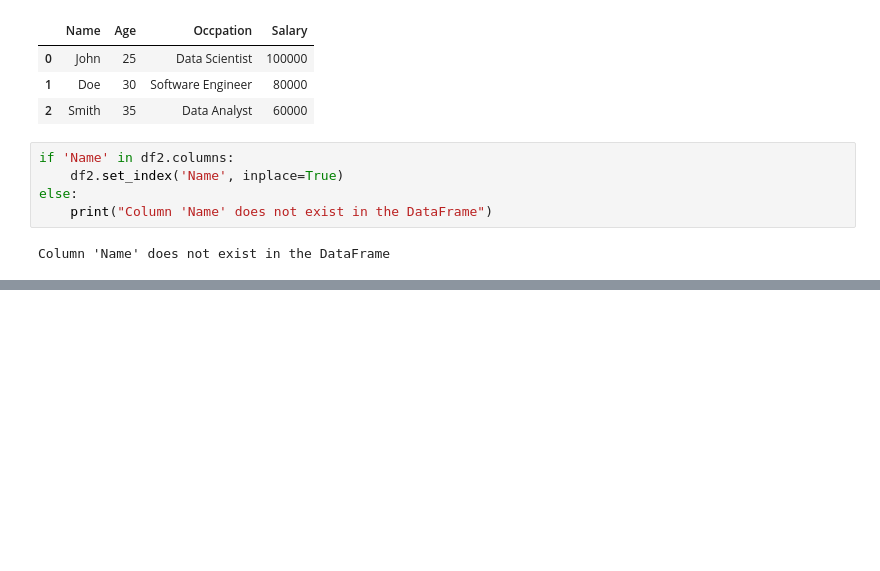
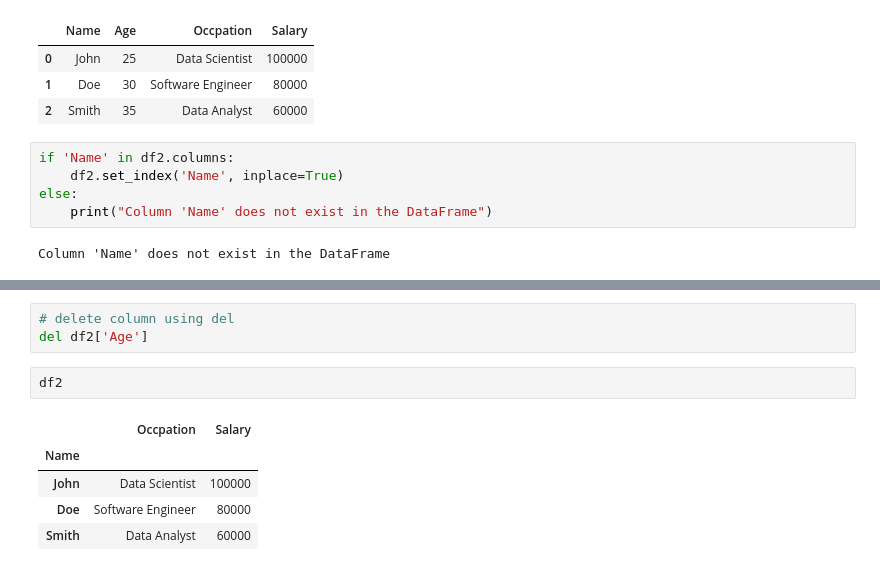
Before and after one commit to raaakibul/ML-course, a Jupyter notebook: Pandas/conditions.ipynb, the cells around one changed output, grey strips where cells are left out. Saved outputs shown, nothing was run; the diff lists cells and outputs as text; blank space fills up the shorter version.

```diff
--- a/Pandas/conditions.ipynb
+++ b/Pandas/conditions.ipynb
@@ -161,0 +191,11 @@ Column 'Name' does not exist in the DataFrame
+# %%
+# delete column using del
+del df2['Age']
+# %%
+df2
+# %% [output]
+|  | Occpation | Salary |
+| Name |  |  |
+| John | Data Scientist | 100000 |
+| Doe | Software Engineer | 80000 |
+| Smith | Data Analyst | 60000 |
```
Also changed, not shown: parts of 9 cells of this notebook.
